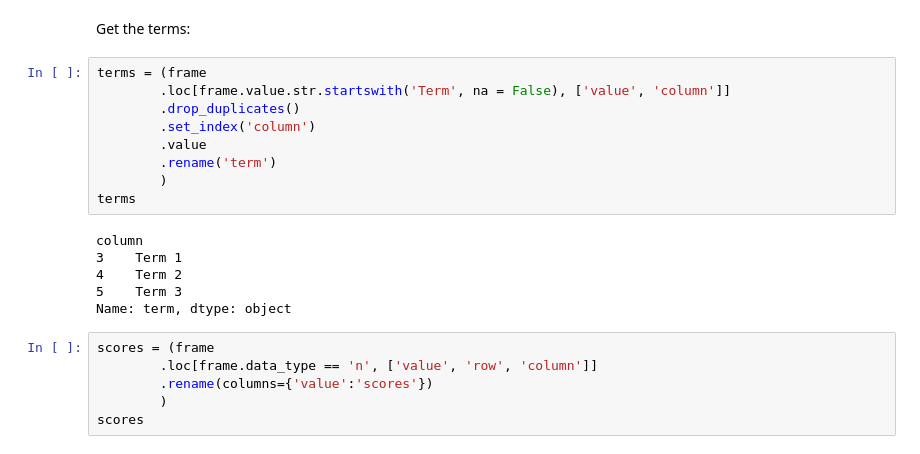
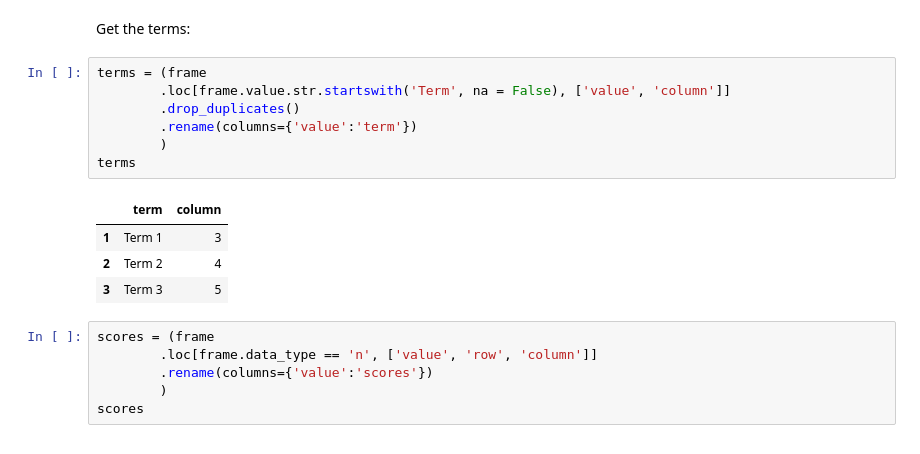
Before and after one commit to samukweku/data-wrangling-blog, a Jupyter notebook: _notebooks/2020-05-12-Pivot Tables-Complex Unpivoting.ipynb, the cells around one changed output. Saved outputs shown, nothing was run; the diff lists cells and outputs as text.

```diff
--- a/_notebooks/2020-05-12-Pivot Tables-Complex Unpivoting.ipynb
+++ b/_notebooks/2020-05-12-Pivot Tables-Complex Unpivoting.ipynb
@@ -278,18 +278,15 @@ Get the terms:
 # %%
 terms = (frame
         .loc[frame.value.str.startswith('Term', na = False), ['value', 'column']]
         .drop_duplicates()
-        .set_index('column')
-        .value
-        .rename('term')
+        .rename(columns={'value':'term'})
         )
 terms
 # %% [output]
-column
-3    Term 1
-4    Term 2
-5    Term 3
-Name: term, dtype: object
+|  | term | column |
+| 1 | Term 1 | 3 |
+| 2 | Term 2 | 4 |
+| 3 | Term 3 | 5 |
 # %%
 scores = (frame
         .loc[frame.data_type == 'n', ['value', 'row', 'column']]
```
Also changed, not shown: parts of 1 cell of this notebook.
